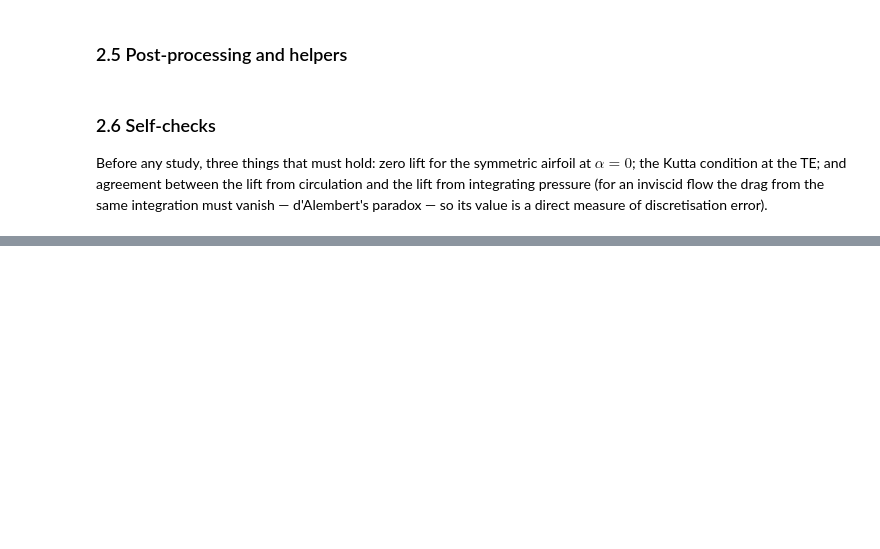
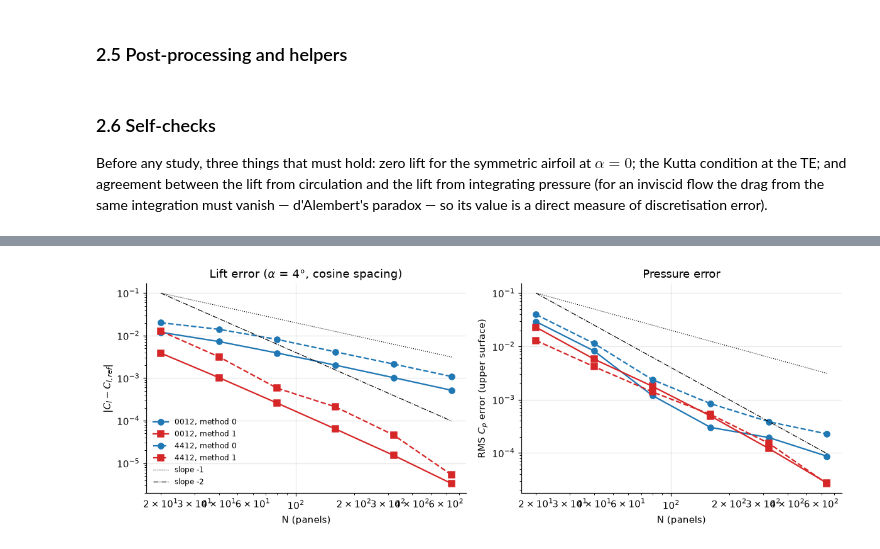
Before and after one commit to Bala-Surya-127/AE611_2026, a Jupyter notebook: SC26M009_VPM.ipynb, the cells around one changed output, grey strips where cells are left out. Drawn from its saved outputs; the diff is of its cells as text; code cells hidden in the pictures; blank space fills up the shorter version.

```diff
--- a/SC26M009_VPM.ipynb
+++ b/SC26M009_VPM.ipynb
@@ -362,0 +420,9 @@ Cl from Kutta-Joukowski = 1.1188,  from pressure integration = 1.1100,  Cd (d'Al
+# %%
+# Reference solutions: linear panels, N = 1600, cosine spacing (used as "exact" for the airfoil studies)
+alpha_conv = 4.0
+x_grid = 0.5 * (1 - np.cos(np.linspace(np.arccos(1 - 2*0.05), np.arccos(1 - 2*0.95), 60)))   # upper-surface stations, 0.05 <= x/c <= 0.95
+ref = {}
+for code in ("0012", "4412"):
+    r, xb, yb = solve(code, 1600, alpha_conv, 1)
+    ref[code] = dict(Cl=r["Cl"], Cp=upper_surface_Cp(r, x_grid, 1))
+    print(f"NACA {code}, alpha = {alpha_conv:.0f} deg, reference Cl = {r['Cl']:.5f}")
@@ -362,0 +432,21 @@ Cl from Kutta-Joukowski = 1.1188,  from pressure integration = 1.1100,  Cd (d'Al
+# %%
+Ns_af = np.array([20, 40, 80, 160, 320, 640])
+conv = {}   # (code, method) -> dict(Cl_err, Cp_err)
+for code in ("0012", "4412"):
+    for method in (0, 1):
+        dCl, dCp = [], []
+        for N in Ns_af:
+            r, xb, yb = solve(code, int(N), alpha_conv, method)
+            dCl.append(abs(r["Cl"] - ref[code]["Cl"]))
+            dCp.append(np.sqrt(np.mean((upper_surface_Cp(r, x_grid, method) - ref[code]["Cp"])**2)))
+        conv[(code, method)] = dict(Cl=np.array(dCl), Cp=np.array(dCp))
+
+print(f"{'N':>5} | " + " | ".join(f"{c} m{m}: dCl      RMS dCp " for c in ('0012', '4412') for m in (0, 1)))
+for k, N in enumerate(Ns_af):
+    print(f"{N:5d} | " + " | ".join(f"{conv[(c, m)]['Cl'][k]:.2e}  {conv[(c, m)]['Cp'][k]:.2e}  " for c in ("0012", "4412") for m in (0, 1)))
+
+print("\nObserved order of convergence (slope of log error vs log N, N >= 40):")
+for (c, m), d in conv.items():
+    oCl = -np.polyfit(np.log(Ns_af[1:]), np.log(d["Cl"][1:]), 1)[0]
+    oCp = -np.polyfit(np.log(Ns_af[1:]), np.log(d["Cp"][1:]), 1)[0]
+    print(f"  NACA {c}, method {m}:  Cl order = {oCl:.2f},  Cp order = {oCp:.2f}")
@@ -362,0 +467,16 @@ Cl from Kutta-Joukowski = 1.1188,  from pressure integration = 1.1100,  Cd (d'Al
+# %%
+fig, ax = plt.subplots(1, 2, figsize=(11, 4))
+for code, ls in (("0012", "-"), ("4412", "--")):
+    for method, c in ((0, "C0"), (1, "C3")):
+        ax[0].loglog(Ns_af, conv[(code, method)]["Cl"], ls, marker="os"[method], color=c, label=f"{code}, method {method}")
+        ax[1].loglog(Ns_af, conv[(code, method)]["Cp"], ls, marker="os"[method], color=c, label=f"{code}, method {method}")
+for a in ax:
+    a.loglog(Ns_af, 0.1 * (Ns_af[0] / Ns_af), "k:", lw=.8, label="slope -1")
+    a.loglog(Ns_af, 0.1 * (Ns_af[0] / Ns_af)**2, "k-.", lw=.8, label="slope -2")
+    a.set_xlabel("N (panels)")
+ax[0].set(ylabel="$|C_l - C_{l,ref}|$", title=r"Lift error ($\alpha$ = 4°, cosine spacing)")
+ax[1].set(ylabel="RMS $C_p$ error (upper surface)", title="Pressure error")
+ax[0].legend(fontsize=8)
+plt.tight_layout(); plt.show()
+# %% [output]
+[figure, added]
```
Also changed, not shown: parts of 25 cells of this notebook.
